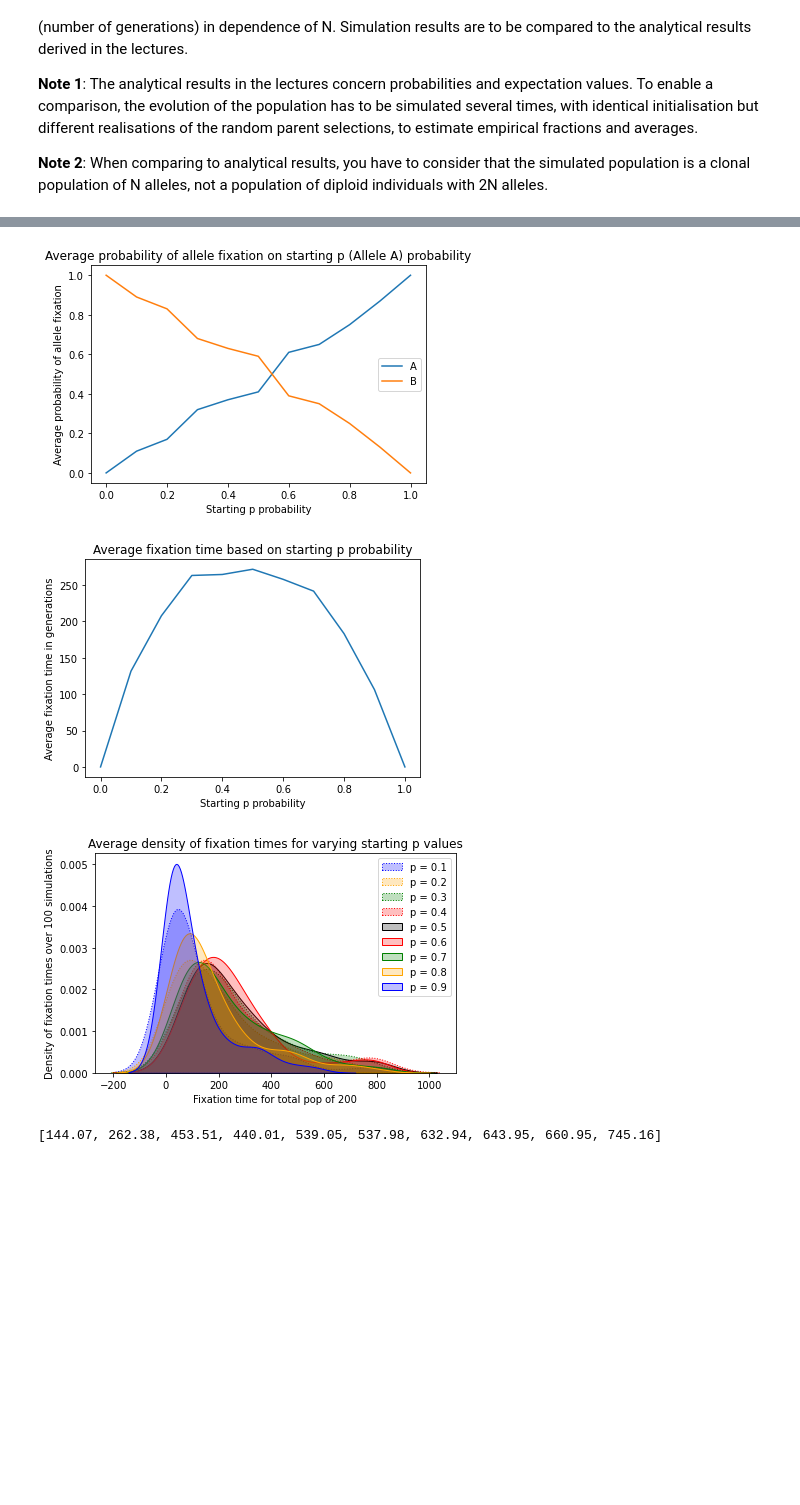
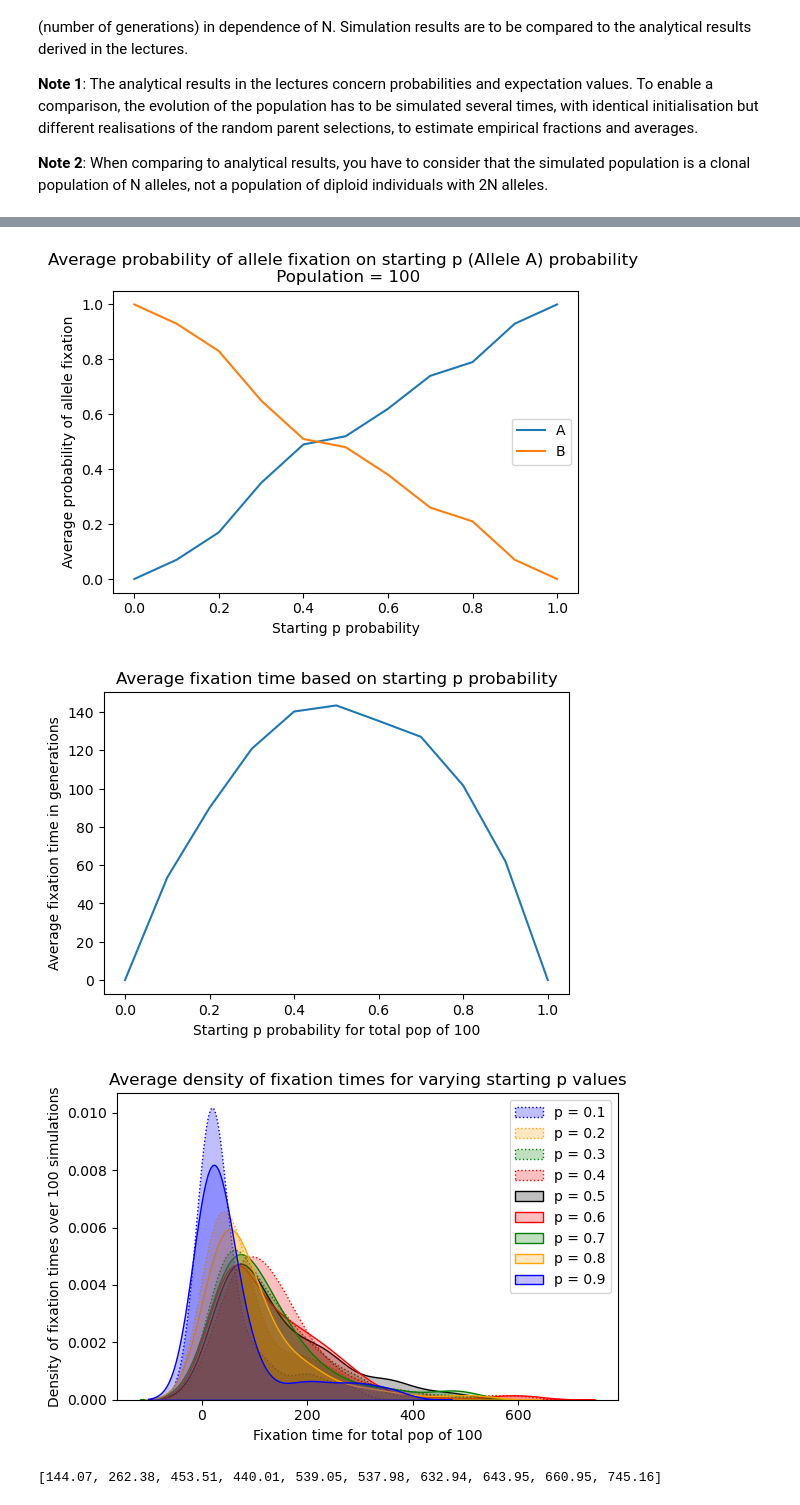
Before and after one commit to yann-zhong/GPOP-Project-YZ, a Jupyter notebook: Project_Yann_Zhong.ipynb, the cells around one changed output, grey strips where cells are left out. Cells and saved outputs as stored; diff of their text form; code cells hidden in the pictures; blank space fills up the shorter version.

```diff
--- a/Project_Yann_Zhong.ipynb
+++ b/Project_Yann_Zhong.ipynb
@@ -14,6 +14,8 @@ import random
 from itertools import groupby
 from __future__ import division
 import seaborn as sns
+import matplotlib as mpl
+mpl.rcParams['figure.dpi'] = 100             # For changing figure size in VScode
 # %% [markdown]
 ### **GPOP: simulating an evolving population**
 The **objective of the project** is the simulation of a simple population-genetics model to observe
@@ -168,7 +170,7 @@ p_range = np.arange(0,1.1,0.1)      # Test probs from 0.1 to 0.9 in increments (
 q_range = 1 - p_range               # 0.9 to 0.1 (not useful here, though)
 
 generations = 800
-population = 200
+population = 100
 simulations = 100
 
 all_fix_counts = [get_fix_times_n_fix_alleles(p_range[i],q_range[i],generations,population,simulations)[1] for i in range(len(p_range))]
@@ -179,53 +181,53 @@ plot = plt.plot(p_range,all_fix_probs)
 plt.legend(plot, ('A', 'B'))
 plt.xlabel("Starting p probability")
 plt.ylabel("Average probability of allele fixation")
-plt.title("Average probability of allele fixation on starting p (Allele A) probability")
+plt.title("Average probability of allele fixation on starting p (Allele A) probability \n Population = "+str(population))
 plt.show()
 # %% [output]
-[figure, old version]
+[figure, new version]
 # %%
 # APPROXIMATION OF FIXATION TIME ON P GOING FROM 0.1 TO 0.9, DONE TEN (OR MORE) TIMES
 p_range = np.arange(0,1.1,0.1)      # Test probs from 0.1 to 0.9 in increments (9 items in list)
 q_range = 1 - p_range               # 0.9 to 0.1 (not useful here, though)
 
 generations = 800
-population = 200
+population = 100
 simulations = 100
 
 all_fix_list = [get_fix_times_n_fix_alleles(p_range[i],q_range[i],generations,population,simulations)[0] for i in range(len(p_range))]
 
 all_fixation_means = [statistics.mean(i) for i in all_fix_list]     # Get the mean of the fixation time for every starting probability p
 #print(all_fixation_means)
 
 plt.figure()
 plt.plot(p_range,all_fixation_means)
-plt.xlabel("Starting p probability")
+plt.xlabel("Starting p probability for total pop of "+str(population))
 plt.ylabel("Average fixation time in generations")
 plt.title("Average fixation time based on starting p probability")
 plt.show()
 
 ###
 
 fig, ax = plt.subplots()
 sns.kdeplot(all_fix_list[1],shade=True,color="blue",label="p = 0.1",linestyle ="dotted")
 sns.kdeplot(all_fix_list[2],shade=True,color="orange",label="p = 0.2",linestyle ="dotted")
 sns.kdeplot(all_fix_list[3],shade=True,color="green",label="p = 0.3",linestyle ="dotted")
 sns.kdeplot(all_fix_list[4],shade=True,color="red",label="p = 0.4",linestyle ="dotted")
 sns.kdeplot(all_fix_list[5],shade=True,color="black",label="p = 0.5")
 sns.kdeplot(all_fix_list[6],shade=True,color="red",label="p = 0.6")
 sns.kdeplot(all_fix_list[7],shade=True,color="green",label="p = 0.7")
 sns.kdeplot(all_fix_list[8],shade=True,color="orange",label="p = 0.8")
 sns.kdeplot(all_fix_list[9],shade=True,color="blue",label="p = 0.9")
 
 plt.title("Average density of fixation times for varying starting p values")
 plt.xlabel("Fixation time for total pop of "+str(population))
 plt.ylabel("Density of fixation times over "+ str(simulations)+ " simulations")
 plt.legend(loc='upper right')
 plt.tight_layout()
 plt.show()
 # %% [output]
-[figure, old version]
+[figure, new version]
-[figure, old version]
+[figure, new version]
 # %%
 # APPROXIMATION OF FIXATION TIME ON POPULATION GOING FROM 100 TO 1000
 p = 0.6
```
Also changed, not shown: parts of 18 cells of this notebook, 27 other files.
